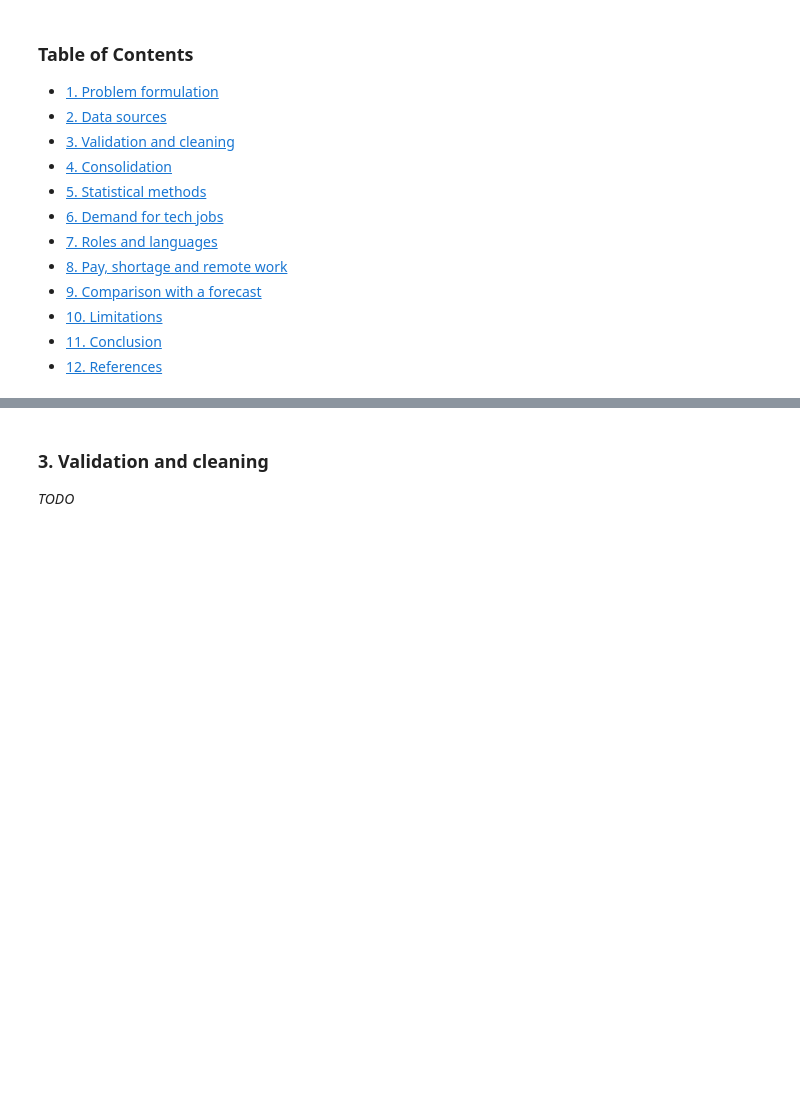
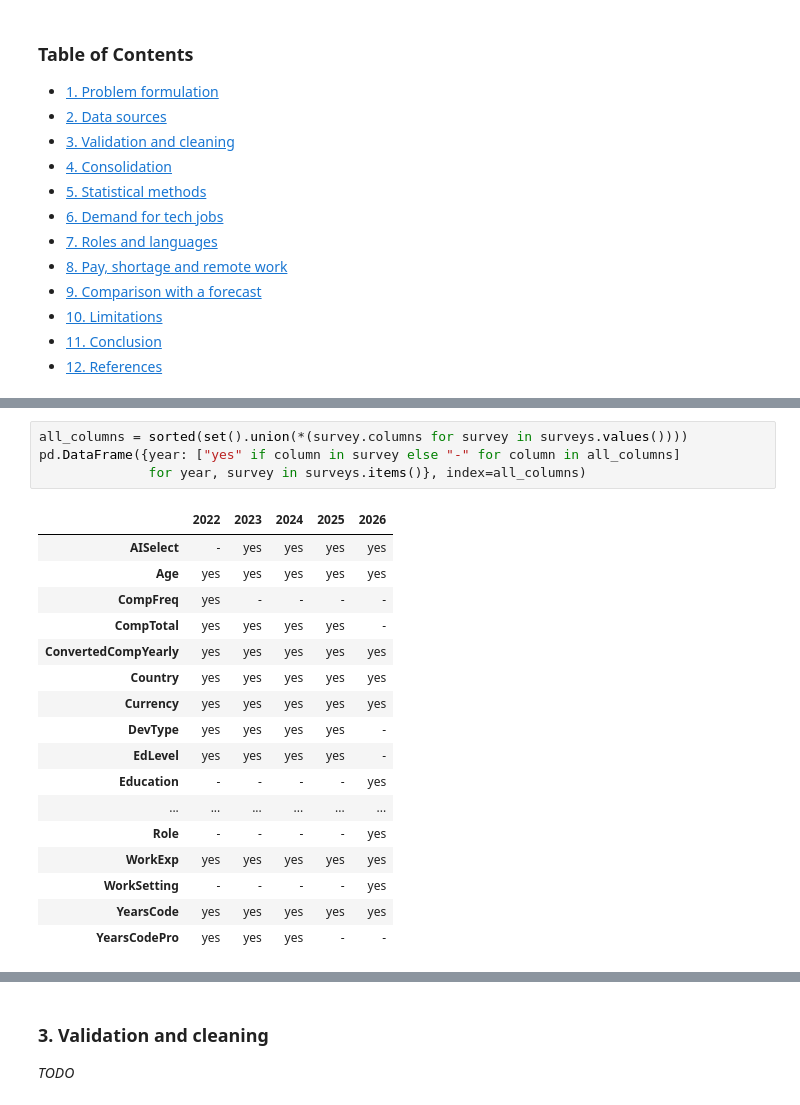
Before and after one commit to N1ko-Gr/eu-tech-job-market, a Jupyter notebook: eu_tech_job_market.ipynb, the cells around one changed output, grey strips where cells are left out. Cells and saved outputs as stored; diff of their text form; blank space fills up the shorter version.

```diff
--- a/eu_tech_job_market.ipynb
+++ b/eu_tech_job_market.ipynb
@@ -122,0 +368,22 @@ _TODO_
+# %%
+all_columns = sorted(set().union(*(survey.columns for survey in surveys.values())))
+pd.DataFrame({year: ["yes" if column in survey else "-" for column in all_columns]
+              for year, survey in surveys.items()}, index=all_columns)
+# %% [output]
+|  | 2022 | 2023 | 2024 | 2025 | 2026 |
+| AISelect | - | yes | yes | yes | yes |
+| Age | yes | yes | yes | yes | yes |
+| CompFreq | yes | - | - | - | - |
+| CompTotal | yes | yes | yes | yes | - |
+| ConvertedCompYearly | yes | yes | yes | yes | yes |
+| Country | yes | yes | yes | yes | yes |
+| Currency | yes | yes | yes | yes | yes |
+| DevType | yes | yes | yes | yes | - |
+| EdLevel | yes | yes | yes | yes | - |
+| Education | - | - | - | - | yes |
+| ... | ... | ... | ... | ... | ... |
+| Role | - | - | - | - | yes |
+| WorkExp | yes | yes | yes | yes | yes |
+| WorkSetting | - | - | - | - | yes |
+| YearsCode | yes | yes | yes | yes | yes |
+| YearsCodePro | yes | yes | yes | - | - |
```
Also changed, not shown: parts of 32 cells of this notebook.
